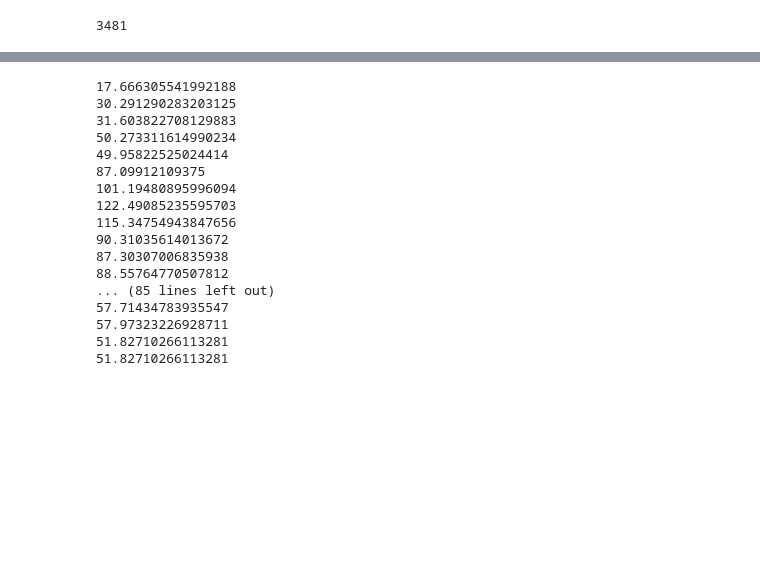
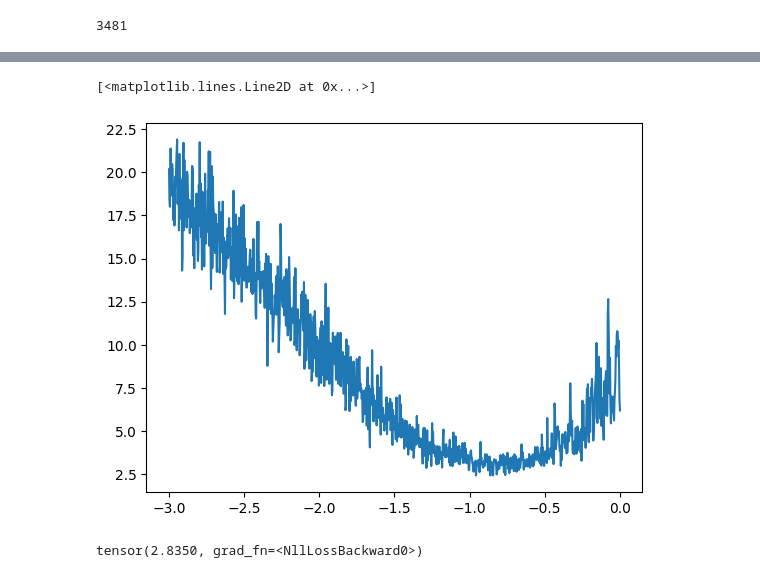
Before and after one commit to 95-percent-ci/makemore_implementation, a Jupyter notebook: notebooks/neural_lang_model.ipynb, the cells around one changed output, grey strips where cells are left out. Cells and saved outputs as stored; diff of their text form; code cells hidden in the pictures; blank space fills up the shorter version.

Commit message:
Added Finding Good Initial Learning Rate

```diff
--- a/notebooks/neural_lang_model.ipynb
+++ b/notebooks/neural_lang_model.ipynb
@@ -288,3 +299,43 @@ sum(p.nelement() for p in parameters)
 # %%
 lre = torch.linspace(-3, 0, 1000)
 lrs = 10 ** lre
+# %%
+lri = []
+
+lossi = []
+
+for i in range(1000):
+
+    # Adding MiniBatch Gradient Descent
+    ix = torch.randint(0, X.shape[0], (32,))
+
+    # Forward Pass
+    emb = C[X[ix]]
+
+    h = torch.tanh(emb.view(emb.shape[0], 6) @ W1 + b1)
+
+    logits = h @ W2 + b2
+
+    loss = F.cross_entropy(logits, Y[ix])
+
+
+    # print(loss.item())
+
+    ## Backward pass
+
+    for p in parameters:
+        p.grad = None
+
+    loss.backward()
+
+    ## Update
+
+    ## Trying to find optimal learning rate
+    lr = lrs[i]
+    for p in parameters:
+        p.data += -lr * p.grad
+
+    lri.append(lre[i].item())
+    lossi.append(loss.item())
+
+# print(loss.item())
@@ -290,0 +362,5 @@ lrs = 10 ** lre
+# %%
+plt.plot(lri, lossi)
+# %% [output]
+[<matplotlib.lines.Line2D at 0x...>]
+[figure, added]
@@ -291,5 +379,5 @@ lrs = 10 ** lre
 # %%
-for i in range(100):
+for i in range(1000):
 
     # Adding MiniBatch Gradient Descent
     ix = torch.randint(0, X.shape[0], (32,))
@@ -303,8 +391,8 @@ for i in range(100):
 
     loss = F.cross_entropy(logits, Y[ix])
 
-    print(loss.item())
 
+    # print(loss.item())
 
     ## Backward pass
 
@@ -316,28 +404,13 @@ for i in range(100):
     ## Update
 
     ## Trying to find optimal learning rate
+    lr = 0.1
     for p in parameters:
-        p.data += -10 * p.grad
+        p.data += -lr * p.grad
 
-print(loss.item())
+print(loss)
 # %% [output]
-17.666305541992188
-30.291290283203125
-31.603822708129883
-50.273311614990234
-49.95822525024414
-87.09912109375
-101.19480895996094
-122.49085235595703
-115.34754943847656
-90.31035614013672
-87.30307006835938
-88.55764770507812
-... (85 lines left out)
-57.71434783935547
-57.97323226928711
-51.82710266113281
-51.82710266113281
+tensor(2.8350, grad_fn=<NllLossBackward0>)
 # %%
 emb = C[X]
 
```
Also changed, not shown: parts of 17 cells of this notebook.
